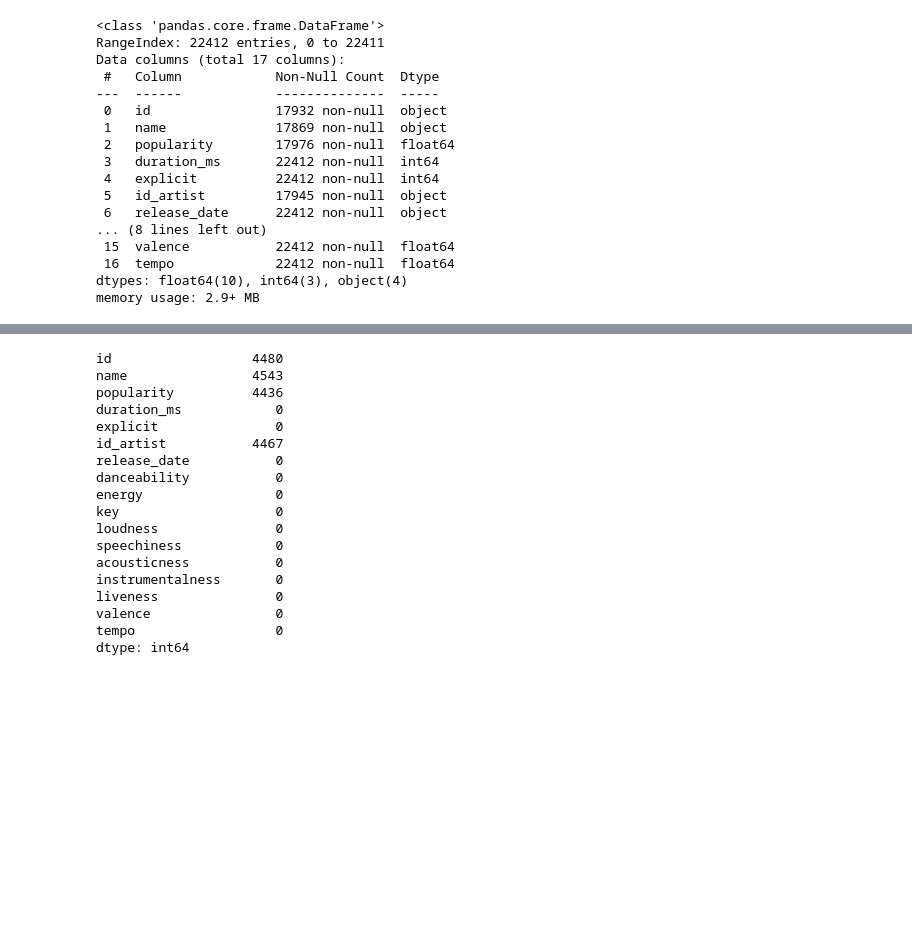
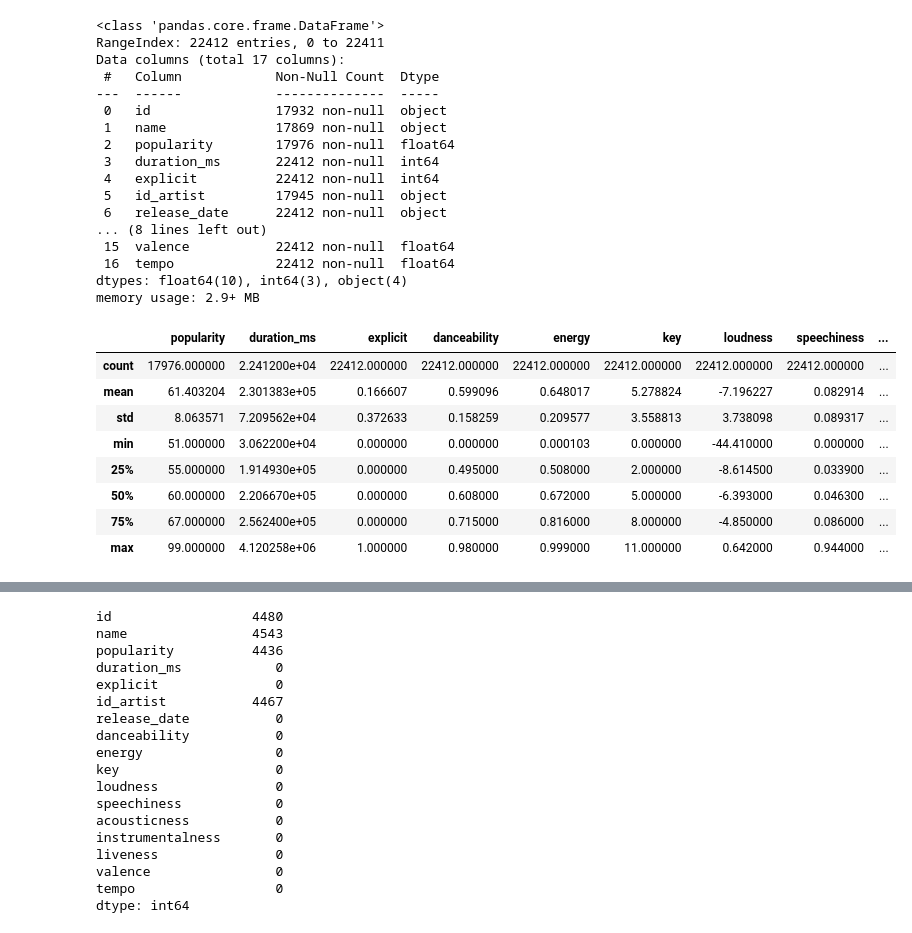
Before and after one commit to zxcvwrs/spotify-songs-ML, a Jupyter notebook: analiza_danych.ipynb, the cells around one changed output, grey strips where cells are left out. Saved outputs shown, nothing was run; the diff lists cells and outputs as text; code cells hidden in the pictures; blank space fills up the shorter version.

```diff
--- a/analiza_danych.ipynb
+++ b/analiza_danych.ipynb
@@ -369,3 +522,15 @@ Data columns (total 17 columns):
  16  tempo             22412 non-null  float64
 dtypes: float64(10), int64(3), object(4)
 memory usage: 2.9+ MB
+# %%
+tracks_df.describe()
+# %% [output]
+|  | popularity | duration_ms | explicit | danceability | energy | key | loudness | speechiness | ... |
+| count | 17976.000000 | 2.241200e+04 | 22412.000000 | 22412.000000 | 22412.000000 | 22412.000000 | 22412.000000 | 22412.000000 | ... |
+| mean | 61.403204 | 2.301383e+05 | 0.166607 | 0.599096 | 0.648017 | 5.278824 | -7.196227 | 0.082914 | ... |
+| std | 8.063571 | 7.209562e+04 | 0.372633 | 0.158259 | 0.209577 | 3.558813 | 3.738098 | 0.089317 | ... |
+| min | 51.000000 | 3.062200e+04 | 0.000000 | 0.000000 | 0.000103 | 0.000000 | -44.410000 | 0.000000 | ... |
+| 25% | 55.000000 | 1.914930e+05 | 0.000000 | 0.495000 | 0.508000 | 2.000000 | -8.614500 | 0.033900 | ... |
+| 50% | 60.000000 | 2.206670e+05 | 0.000000 | 0.608000 | 0.672000 | 5.000000 | -6.393000 | 0.046300 | ... |
+| 75% | 67.000000 | 2.562400e+05 | 0.000000 | 0.715000 | 0.816000 | 8.000000 | -4.850000 | 0.086000 | ... |
+| max | 99.000000 | 4.120258e+06 | 1.000000 | 0.980000 | 0.999000 | 11.000000 | 0.642000 | 0.944000 | ... |
```
Also changed, not shown: parts of 38 cells of this notebook, 2 other files.
